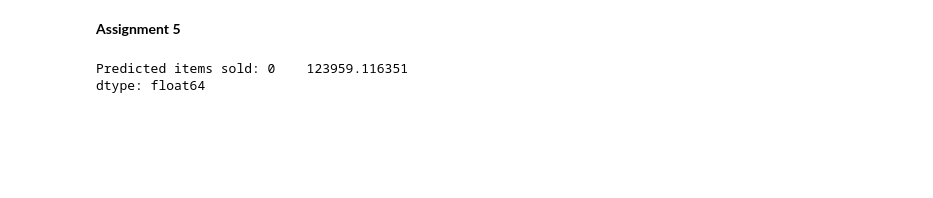
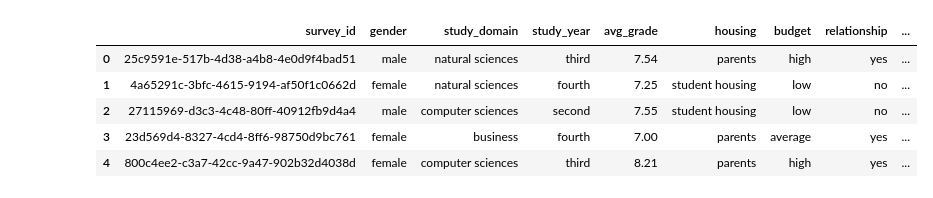
Before and after one commit to Liz283/DataMing, a Jupyter notebook: Assignment.ipynb, the cells around one changed output. Cells and saved outputs as stored; diff of their text form; code cells hidden in the pictures; blank space fills up the shorter version.

```diff
--- a/Assignment.ipynb
+++ b/Assignment.ipynb
@@ -360,22 +1,12 @@ In summary, this regression analysis suggests that the variables included in the
-# %% [markdown]
-**Assignment 5**
-# %%
-# Define the characteristics of the new product
-new_product = {
-    'product_category_health': 0,  # Assuming not a health product
-    'product_category_other': 0,   # Assuming not in 'other' category
-    'product_category_toys': 1,    # Toy category
-    'quality_premium': 1,          # Premium quality
-    'discount': 20,                # 20 weeks discount
-    'retail_price': 10,            # Retail price 10 euros
-    'satisfaction': 4.6,           # 4.6 stars satisfaction
-    'perc_physical': 55,          # 55% physical
-    'market_size': 1000            # Market size 1000
-}
-
-# Predict the number of items sold
-predicted_items_sold = model2.predict(new_product)
-print("Predicted items sold:", predicted_items_sold)
-# %% [output]
-Predicted items sold: 0    123959.116351
-dtype: float64
+# %%
+import pandas as pd
+import numpy as np
+data = pd.read_csv('https://raw.githubusercontent.com/Liz283/DataMining/main/Mathdataset_1662109.csv')
+data.head()
+# %% [output]
+|  | survey_id | gender | study_domain | study_year | avg_grade | housing | budget | relationship | ... |
+| 0 | 25c9591e-517b-4d38-a4b8-4e0d9f4bad51 | male | natural sciences | third | 7.54 | parents | high | yes | ... |
+| 1 | 4a65291c-3bfc-4615-9194-af50f1c0662d | female | natural sciences | fourth | 7.25 | student housing | low | no | ... |
+| 2 | 27115969-d3c3-4c48-80ff-40912fb9d4a4 | male | computer sciences | second | 7.55 | student housing | low | no | ... |
+| 3 | 23d569d4-8327-4cd4-8ff6-98750d9bc761 | female | business | fourth | 7.00 | parents | average | yes | ... |
+| 4 | 800c4ee2-c3a7-42cc-9a47-902b32d4038d | female | computer sciences | third | 8.21 | parents | high | yes | ... |
```
Also changed, not shown: parts of 41 cells of this notebook.
